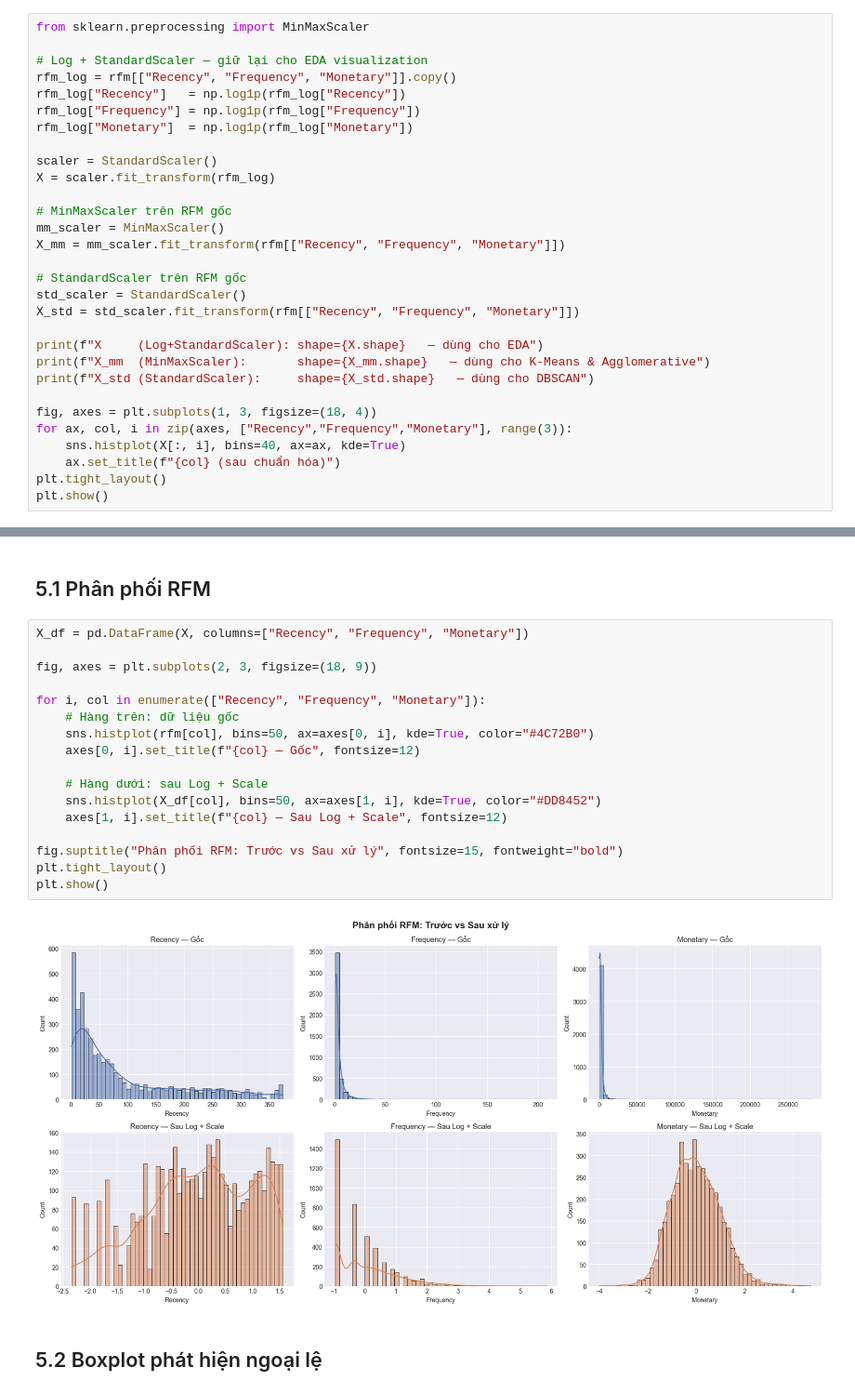
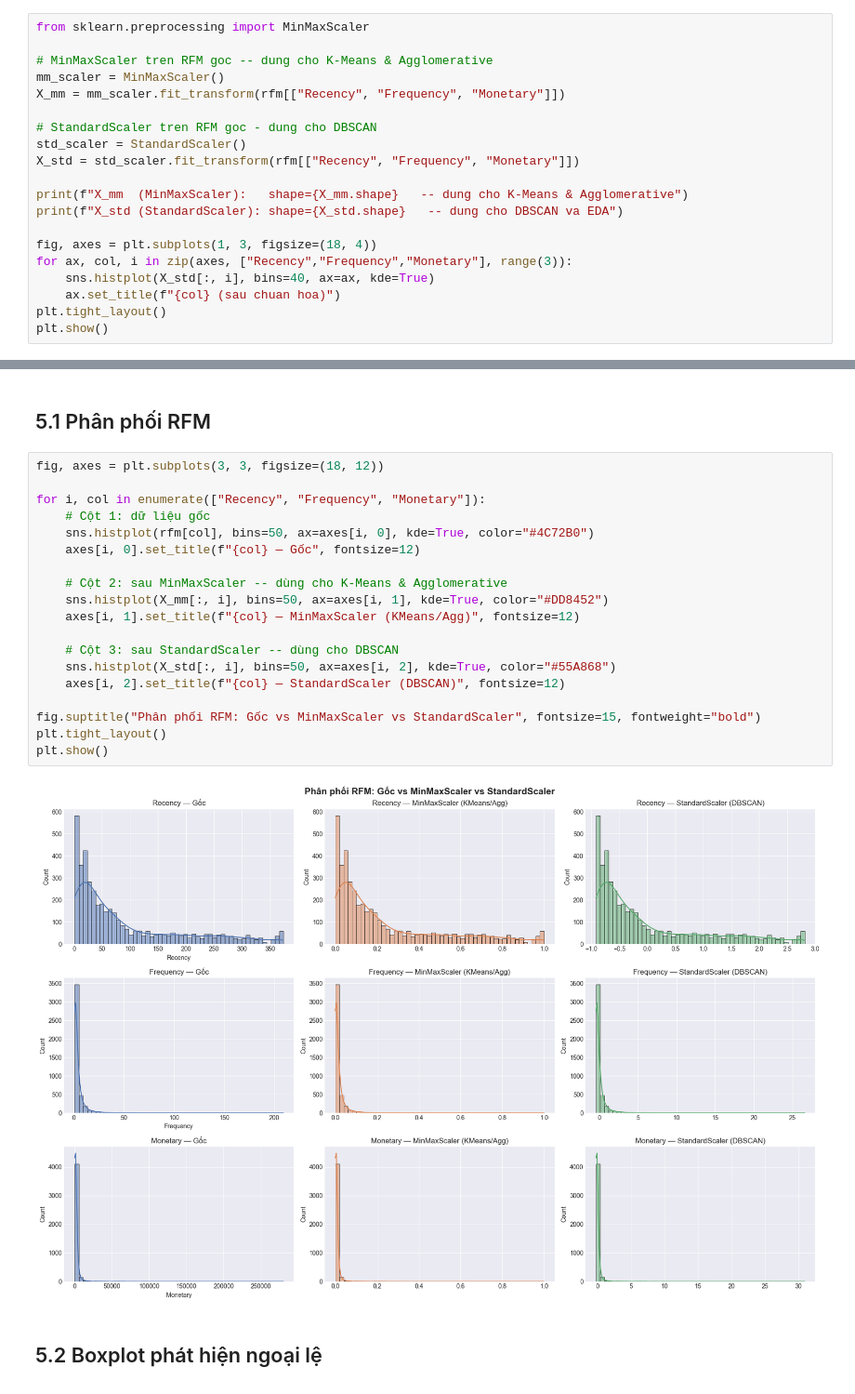
Before and after one commit to TUDONG05/Customer-Classification, a Jupyter notebook: online_retail_1_classification.ipynb, the cells around one changed output, grey strips where cells are left out. Shown at 93% size. Saved outputs shown, nothing was run; the diff lists cells and outputs as text.

```diff
--- a/online_retail_1_classification.ipynb
+++ b/online_retail_1_classification.ipynb
@@ -174,31 +176,21 @@ RFM có độ lệch (skew) lớn — đặc biệt Monetary. Ta dùng **log tra
 # %%
 from sklearn.preprocessing import MinMaxScaler
 
-# Log + StandardScaler — giữ lại cho EDA visualization
-rfm_log = rfm[["Recency", "Frequency", "Monetary"]].copy()
-rfm_log["Recency"]   = np.log1p(rfm_log["Recency"])
-rfm_log["Frequency"] = np.log1p(rfm_log["Frequency"])
-rfm_log["Monetary"]  = np.log1p(rfm_log["Monetary"])
-
-scaler = StandardScaler()
-X = scaler.fit_transform(rfm_log)
-
-# MinMaxScaler trên RFM gốc
+# MinMaxScaler tren RFM goc -- dung cho K-Means & Agglomerative
 mm_scaler = MinMaxScaler()
 X_mm = mm_scaler.fit_transform(rfm[["Recency", "Frequency", "Monetary"]])
 
-# StandardScaler trên RFM gốc
+# StandardScaler tren RFM goc - dung cho DBSCAN
 std_scaler = StandardScaler()
 X_std = std_scaler.fit_transform(rfm[["Recency", "Frequency", "Monetary"]])
 
-print(f"X     (Log+StandardScaler): shape={X.shape}   — dùng cho EDA")
-print(f"X_mm  (MinMaxScaler):       shape={X_mm.shape}   — dùng cho K-Means & Agglomerative")
-print(f"X_std (StandardScaler):     shape={X_std.shape}   — dùng cho DBSCAN")
+print(f"X_mm  (MinMaxScaler):   shape={X_mm.shape}   -- dung cho K-Means & Agglomerative")
+print(f"X_std (StandardScaler): shape={X_std.shape}   -- dung cho DBSCAN va EDA")
 
 fig, axes = plt.subplots(1, 3, figsize=(18, 4))
 for ax, col, i in zip(axes, ["Recency","Frequency","Monetary"], range(3)):
-    sns.histplot(X[:, i], bins=40, ax=ax, kde=True)
-    ax.set_title(f"{col} (sau chuẩn hóa)")
+    sns.histplot(X_std[:, i], bins=40, ax=ax, kde=True)
+    ax.set_title(f"{col} (sau chuan hoa)")
 plt.tight_layout()
 plt.show()
 # %% [output]
@@ -211,24 +247,26 @@ X_std (StandardScaler):     shape=(4338, 3)   — dùng cho DBSCAN
 # %% [markdown]
 ## 5.1 Phân phối RFM
 # %%
-X_df = pd.DataFrame(X, columns=["Recency", "Frequency", "Monetary"])
-
-fig, axes = plt.subplots(2, 3, figsize=(18, 9))
+fig, axes = plt.subplots(3, 3, figsize=(18, 12))
 
 for i, col in enumerate(["Recency", "Frequency", "Monetary"]):
-    # Hàng trên: dữ liệu gốc
-    sns.histplot(rfm[col], bins=50, ax=axes[0, i], kde=True, color="#4C72B0")
-    axes[0, i].set_title(f"{col} — Gốc", fontsize=12)
+    # Cột 1: dữ liệu gốc
+    sns.histplot(rfm[col], bins=50, ax=axes[i, 0], kde=True, color="#4C72B0")
+    axes[i, 0].set_title(f"{col} — Gốc", fontsize=12)
 
-    # Hàng dưới: sau Log + Scale
-    sns.histplot(X_df[col], bins=50, ax=axes[1, i], kde=True, color="#DD8452")
-    axes[1, i].set_title(f"{col} — Sau Log + Scale", fontsize=12)
+    # Cột 2: sau MinMaxScaler -- dùng cho K-Means & Agglomerative
+    sns.histplot(X_mm[:, i], bins=50, ax=axes[i, 1], kde=True, color="#DD8452")
+    axes[i, 1].set_title(f"{col} — MinMaxScaler (KMeans/Agg)", fontsize=12)
 
-fig.suptitle("Phân phối RFM: Trước vs Sau xử lý", fontsize=15, fontweight="bold")
+    # Cột 3: sau StandardScaler -- dùng cho DBSCAN
+    sns.histplot(X_std[:, i], bins=50, ax=axes[i, 2], kde=True, color="#55A868")
+    axes[i, 2].set_title(f"{col} — StandardScaler (DBSCAN)", fontsize=12)
+
+fig.suptitle("Phân phối RFM: Gốc vs MinMaxScaler vs StandardScaler", fontsize=15, fontweight="bold")
 plt.tight_layout()
 plt.show()
 # %% [output]
-[figure, old version]
+[figure, new version]
 # %% [markdown]
 ## 5.2 Boxplot phát hiện ngoại lệ
 # %%
```
Also changed, not shown: parts of 21 cells of this notebook, 3 other files.
